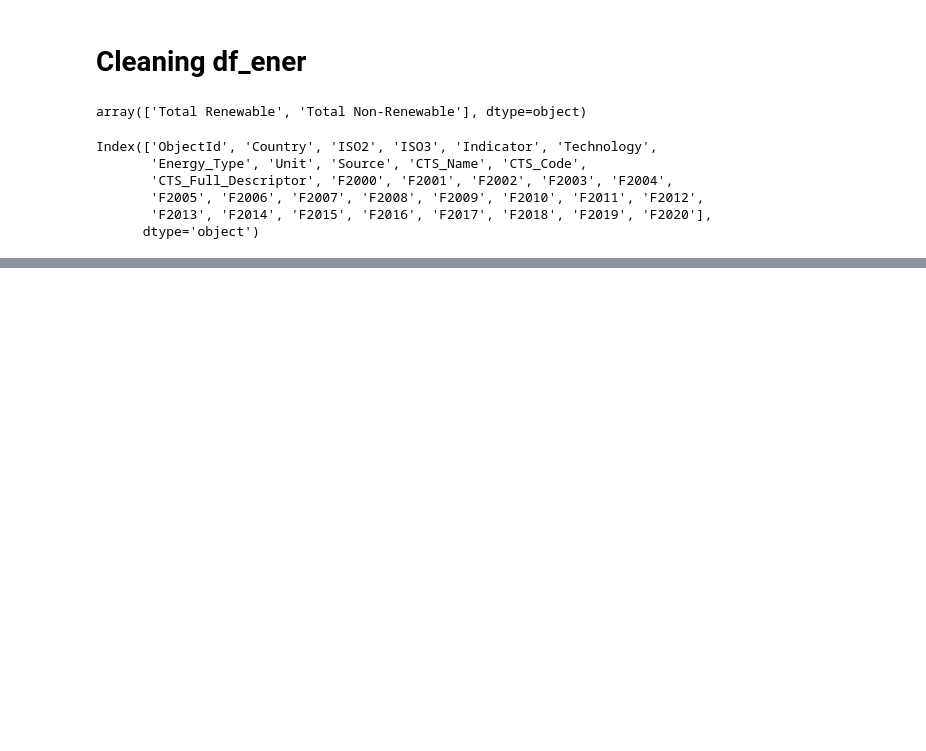
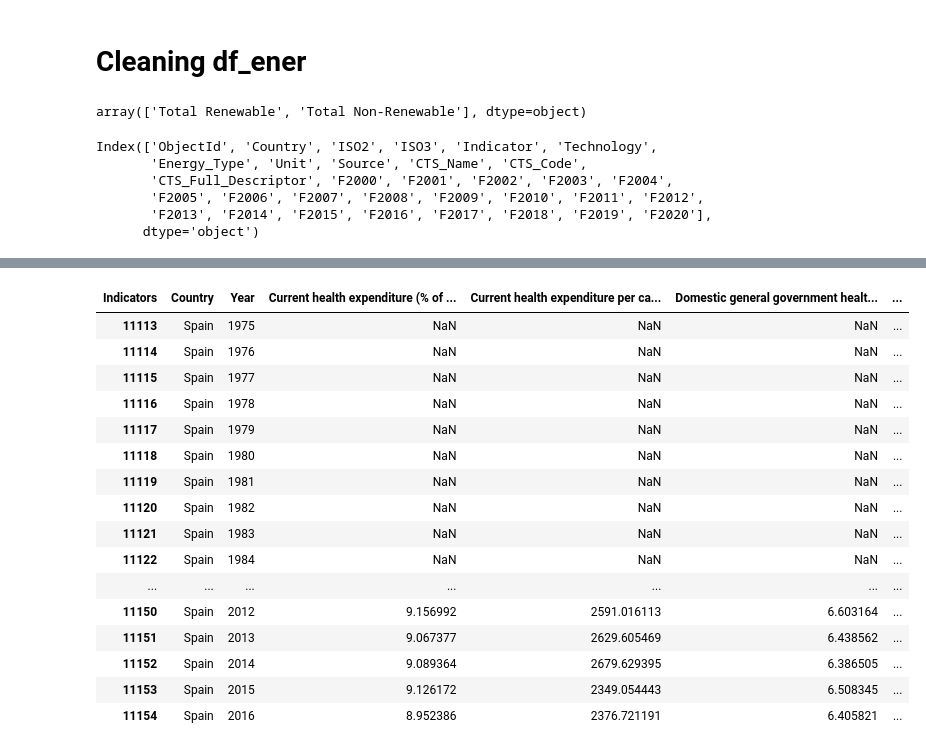
Before and after one commit to AlfonsoUrra/Climate-Change-Predictive-Model, a Jupyter notebook: src/Main.ipynb, the cells around one changed output, grey strips where cells are left out. Cells and saved outputs as stored; diff of their text form; code cells hidden in the pictures; blank space fills up the shorter version.

```diff
--- a/src/Main.ipynb
+++ b/src/Main.ipynb
@@ -59,0 +103,6 @@ df_population_model = df_population[(df_population['Indicator Name'] == 'Urban p
+# %%
+df_health_indicators = df_health_indicators.rename({'Country Name': 'Country', 'value' : 'Values','Indicator Name' : 'Indicators'},axis = 1)
+df_population = df_population.rename({'Country Name': 'Country', 'value' : 'Values', 'Indicator Name' : 'Indicators'},axis = 1)
+# %%
+df_population = df_population.drop(['Country Code'], axis = 1)
+df_health_indicators = df_health_indicators.drop(['Country Code'], axis = 1)
@@ -59,0 +148,5 @@ df_population_model = df_population[(df_population['Indicator Name'] == 'Urban p
+# %%
+filter = ~df_population['Country'].isin(countries_to_remove)
+df_population = df_population[filter]
+df_population = df_population.reindex(columns = ['Year','Country', 'Indicators', 'Values' ])
+df_health_indicators = df_health_indicators.reindex(columns = ['Year','Country', 'Indicators', 'Values' ])
@@ -590,0 +724,8 @@ df_ener_model.to_csv('../data/df_ener_model.csv')
+# %%
+# Pivoteando los datos
+df_pivoted_health = df_health_indicators.pivot(index=['Country', 'Year'],
+                                        columns='Indicators',
+                                        values='Values')
+
+# Reiniciando el índice
+df_pivoted_health = df_pivoted_health.reset_index()
@@ -590,0 +743,20 @@ df_ener_model.to_csv('../data/df_ener_model.csv')
+# %%
+df_pivoted_health[(df_pivoted_health['Country'] == 'Spain') & (df_pivoted_health['Prevalence of overweight (% of adults)']) ]
+# %% [output]
+| Indicators | Country | Year | Current health expenditure (% of ... | Current health expenditure per ca... | Domestic general government healt... | ... |
+| 11113 | Spain | 1975 | NaN | NaN | NaN | ... |
+| 11114 | Spain | 1976 | NaN | NaN | NaN | ... |
+| 11115 | Spain | 1977 | NaN | NaN | NaN | ... |
+| 11116 | Spain | 1978 | NaN | NaN | NaN | ... |
+| 11117 | Spain | 1979 | NaN | NaN | NaN | ... |
+| 11118 | Spain | 1980 | NaN | NaN | NaN | ... |
+| 11119 | Spain | 1981 | NaN | NaN | NaN | ... |
+| 11120 | Spain | 1982 | NaN | NaN | NaN | ... |
+| 11121 | Spain | 1983 | NaN | NaN | NaN | ... |
+| 11122 | Spain | 1984 | NaN | NaN | NaN | ... |
+| ... | ... | ... | ... | ... | ... | ... |
+| 11150 | Spain | 2012 | 9.156992 | 2591.016113 | 6.603164 | ... |
+| 11151 | Spain | 2013 | 9.067377 | 2629.605469 | 6.438562 | ... |
+| 11152 | Spain | 2014 | 9.089364 | 2679.629395 | 6.386505 | ... |
+| 11153 | Spain | 2015 | 9.126172 | 2349.054443 | 6.508345 | ... |
+| 11154 | Spain | 2016 | 8.952386 | 2376.721191 | 6.405821 | ... |
```
Also changed, not shown: parts of 24 cells of this notebook, 1 other file.
